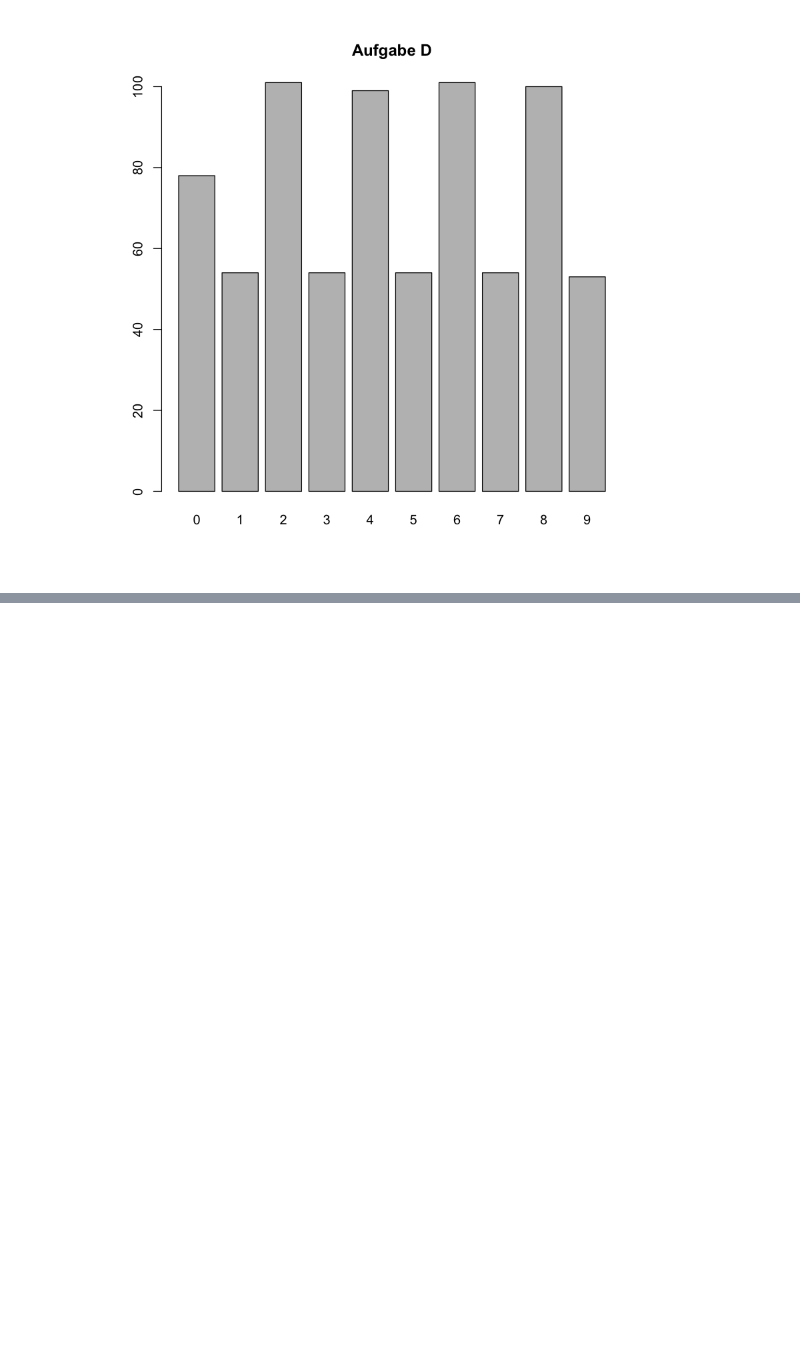
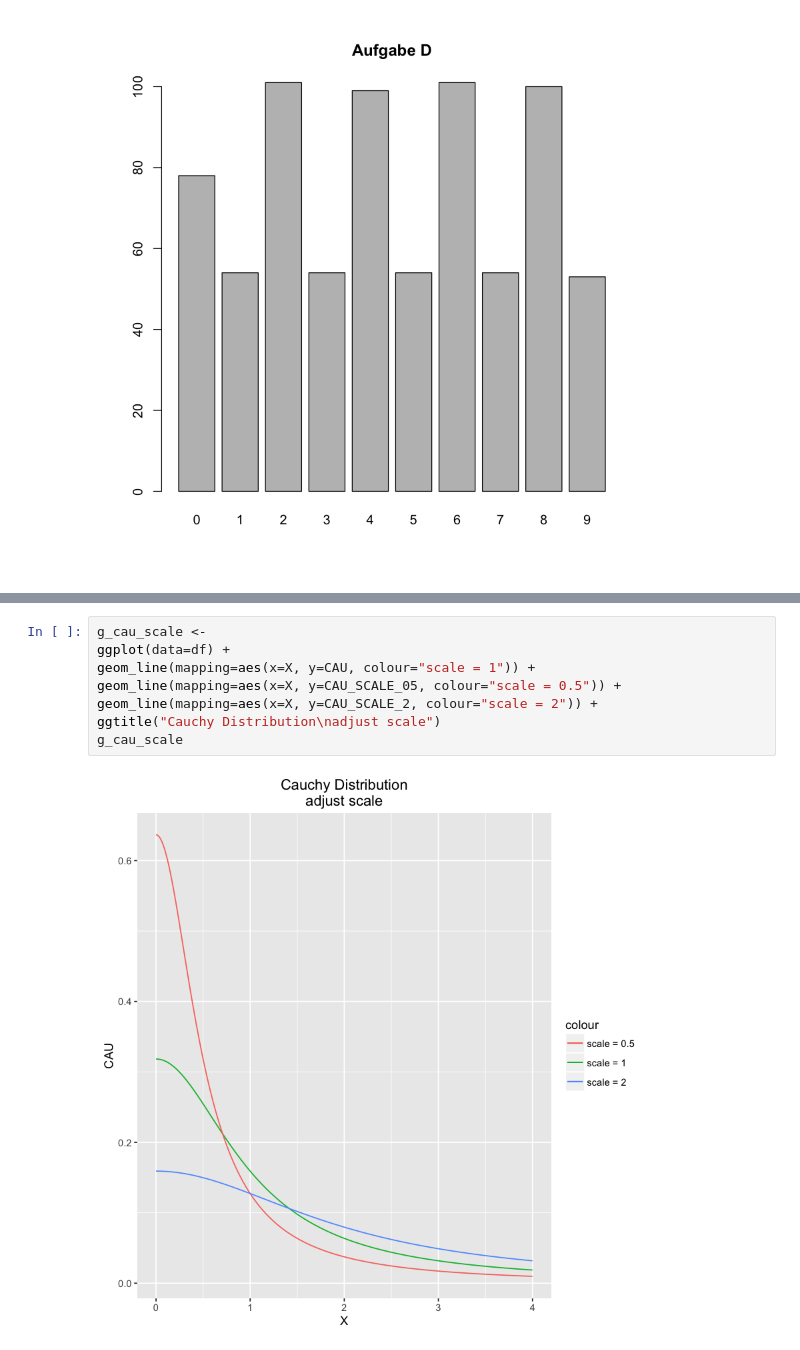
Before and after one commit to jgoerner/Programming-for-DataScience, a Jupyter notebook: Aufgabenblaetter/Aufgabenblatt 5.ipynb, the cells around one changed output, grey strips where cells are left out. Drawn from its saved outputs; the diff is of its cells as text; blank space fills up the shorter version.

```diff
--- a/Aufgabenblaetter/Aufgabenblatt 5.ipynb
+++ b/Aufgabenblaetter/Aufgabenblatt 5.ipynb
@@ -105,0 +369,10 @@ B:
+# %%
+g_cau_scale <-
+ggplot(data=df) +
+geom_line(mapping=aes(x=X, y=CAU, colour="scale = 1")) +
+geom_line(mapping=aes(x=X, y=CAU_SCALE_05, colour="scale = 0.5")) +
+geom_line(mapping=aes(x=X, y=CAU_SCALE_2, colour="scale = 2")) +
+ggtitle("Cauchy Distribution\nadjust scale")
+g_cau_scale
+# %% [output]
+[figure, added]
```
Also changed, not shown: parts of 17 cells of this notebook, 2 other files.
